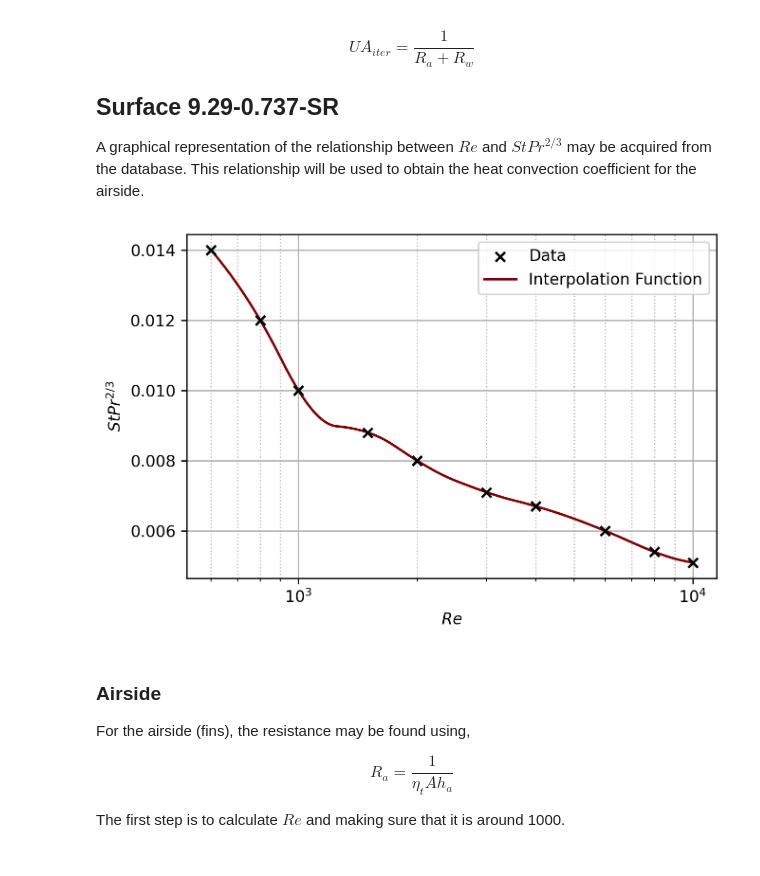
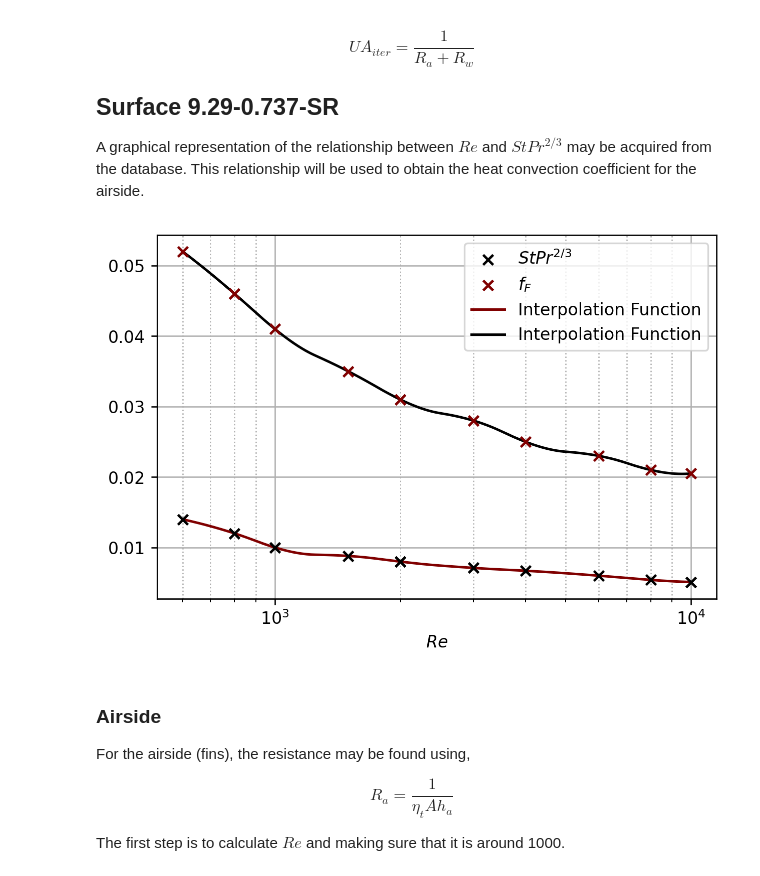
Before and after one commit to gabemorris12/msu_esd, a Jupyter notebook: Project 2/Project 2.ipynb, the cells around one changed output. Cells and saved outputs as stored; diff of their text form; code cells hidden in the pictures.

```diff
--- a/Project 2/Project 2.ipynb
+++ b/Project 2/Project 2.ipynb
@@ -128,20 +128,23 @@ A graphical representation of the relationship between $Re$ and $StPr^{2/3}$ may
 # %%
 # Getting graph
 Re = np.array([600, 800, 1000, 1500, 2000, 3000, 4000, 6000, 8000, 10_000])
 hts = np.array([0.014, 0.012, 0.01, 0.0088, 0.008, 0.0071, 0.0067, 0.006, 0.0054, 0.0051])
+fF = np.array([0.052, 0.046, 0.041, 0.035, 0.031, 0.028, 0.025, 0.023, 0.021, 0.0205])
 hts_lamb = interp1d(Re, hts, kind='quadratic')
+fF_lamb = interp1d(Re, fF, kind='quadratic')
 Re_values = np.linspace(Re[0], Re[-1], 1000)
 
-plt.scatter(Re, hts, label='Data', zorder=3, marker='x', color='black')
+plt.scatter(Re, hts, label='$StPr^{2/3}$', zorder=3, marker='x', color='black')
+plt.scatter(Re, fF, label='$f_F$', zorder=3, marker='x', color='maroon')
 plt.plot(Re_values, hts_lamb(Re_values), label='Interpolation Function', zorder=2)
+plt.plot(Re_values, fF_lamb(Re_values), label='Interpolation Function', zorder=2)
 plt.xscale('log')
-plt.ylabel('$StPr^{2/3}$')
 plt.xlabel('$Re$')
 plt.grid(which='minor', ls=':')
 plt.legend()
 plt.show()
 # %% [output]
-[figure, old version]
+[figure, new version]
 # %% [markdown]
 ### Airside
 For the airside (fins), the resistance may be found using,
```
Also changed, not shown: parts of 3 cells of this notebook, 1 other file.
